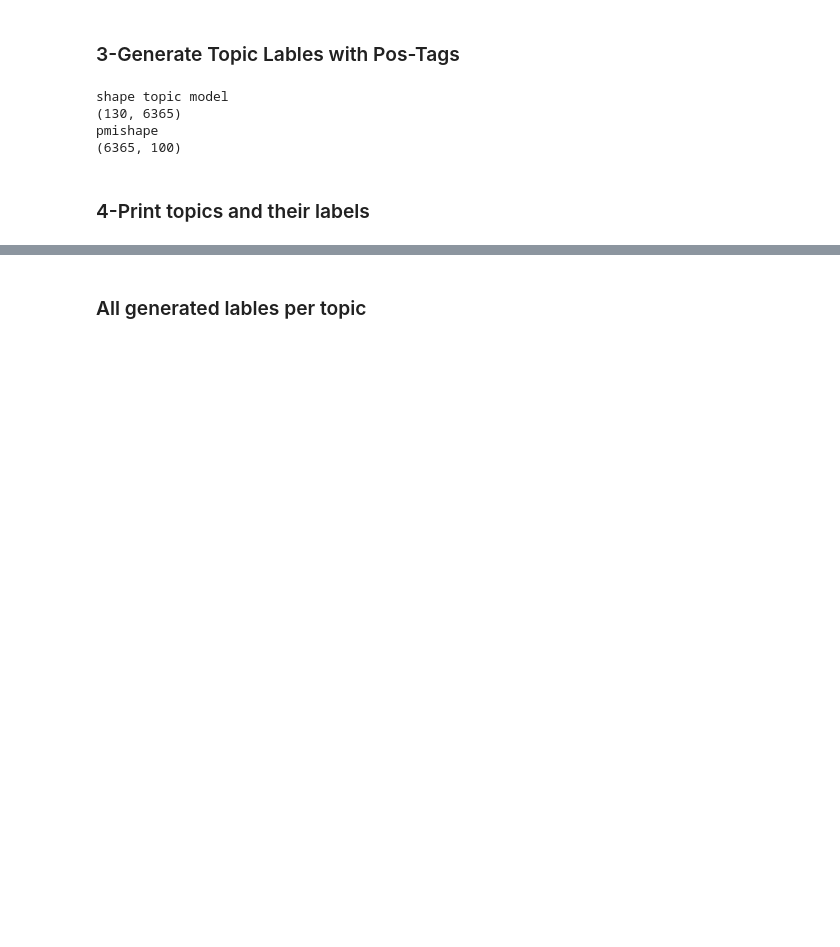
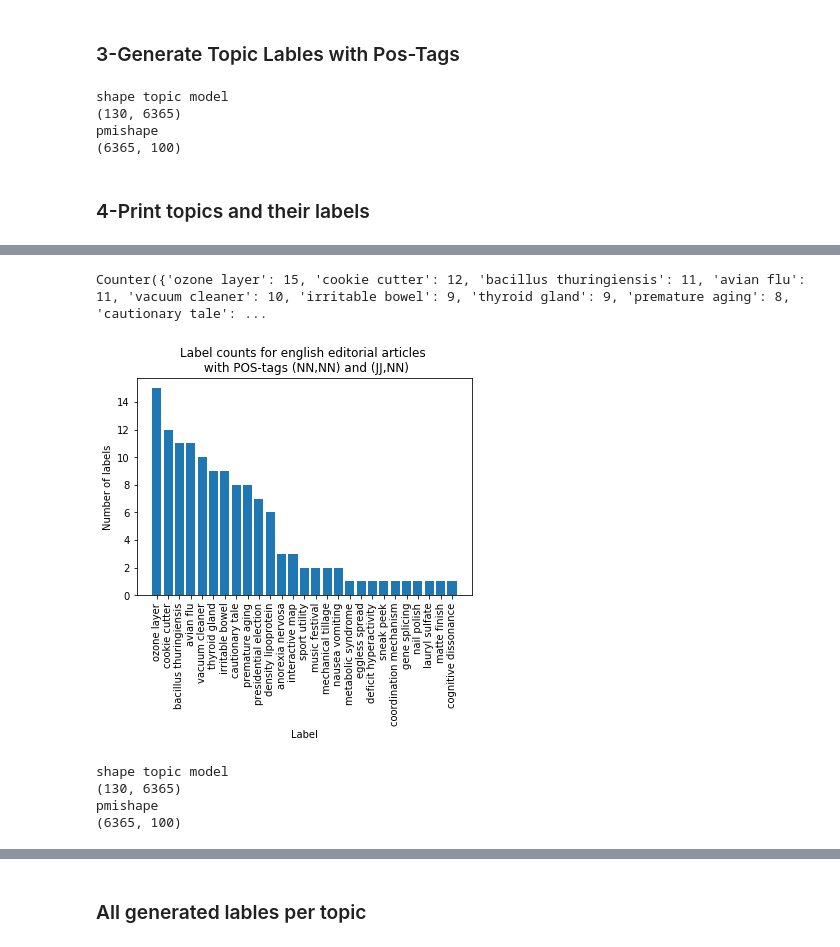
Before and after one commit to ga65duy/Topic-Modeling, a Jupyter notebook: notebooks/automatic_topic_labeling_withPosTaggs/ATL_English_Editorial_lda.ipynb, the cells around one changed output, grey strips where cells are left out. Drawn from its saved outputs; the diff is of its cells as text; code cells hidden in the pictures; blank space fills up the shorter version.

```diff
--- a/notebooks/automatic_topic_labeling_withPosTaggs/ATL_English_Editorial_lda.ipynb
+++ b/notebooks/automatic_topic_labeling_withPosTaggs/ATL_English_Editorial_lda.ipynb
@@ -36,5 +40,6 @@ pmishape
 # %%
-display(hp.print_label_df(tm,labels_pos))
+df_pos =hp.print_label_df(tm,labels_pos)
+display(df_pos)
 # %% [output]
 |  | 0 | 1 | 2 | 3 | 4 | 5 | 6 | 7 | 8 | 9 | label |
 | Topic 0 | say | safety | fda | recall | product | outbreak | company | people | california | illness | nausea vomiting |
@@ -56,0 +61,8 @@ display(hp.print_label_df(tm,labels_pos))
+# %%
+print(lc.wordcount_scor(df_pos,"label"))
+# %% [output]
+Counter({'ozone layer': 15, 'cookie cutter': 12, 'bacillus thuringiensis': 11, 'avian flu': 11, 'vacuum cleaner': 10, 'irritable bowel': 9, 'thyroid gland': 9, 'premature aging': 8, 'cautionary tale': ...
+# %%
+lc.plot_label_counts(df_pos, "label","mit_beiden_pos",lc.wordcount_scor, "english editorial articles \n with POS-tags (NN,NN) and (JJ,NN)",sort=True)
+# %% [output]
+[figure, added]
@@ -56,0 +71,7 @@ display(hp.print_label_df(tm,labels_pos))
+# %%
+labels_pos = tl.get_topic_lables(article_pos,article_texts,pos,vec,tm, n_cand_lables = 100,lable_min_df = 5, n_labels = 8)
+# %% [output]
+shape topic model
+(130, 6365)
+pmishape
+(6365, 100)
```
Also changed, not shown: parts of 16 cells of this notebook, 9 other files.
